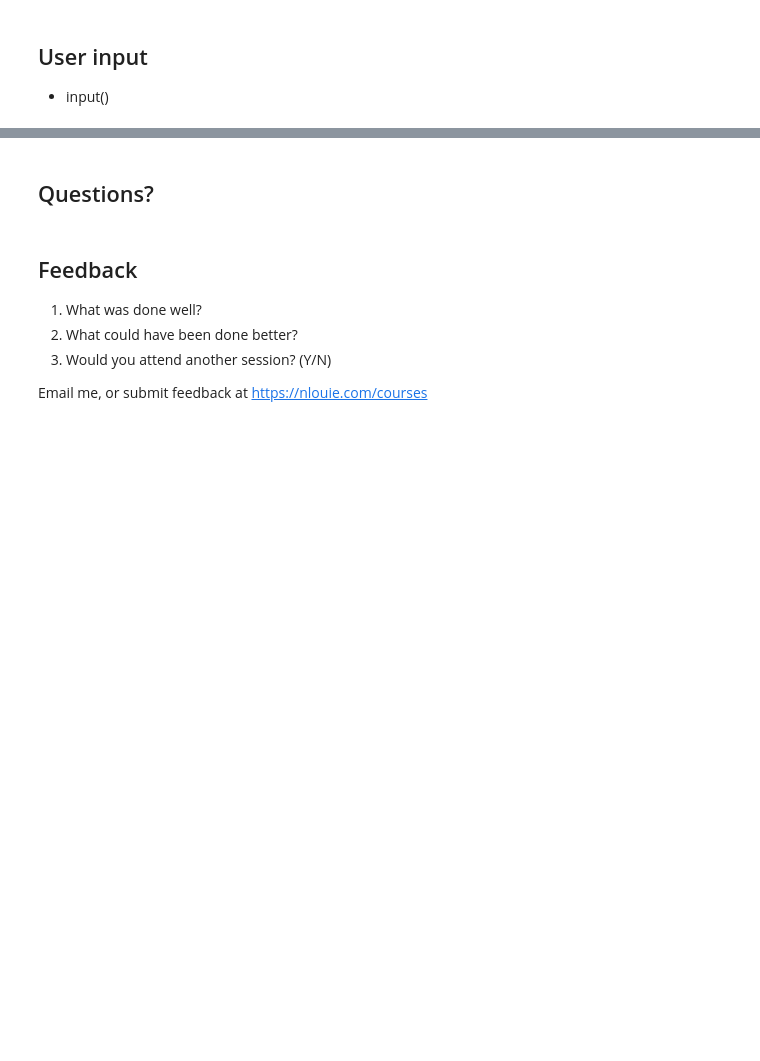
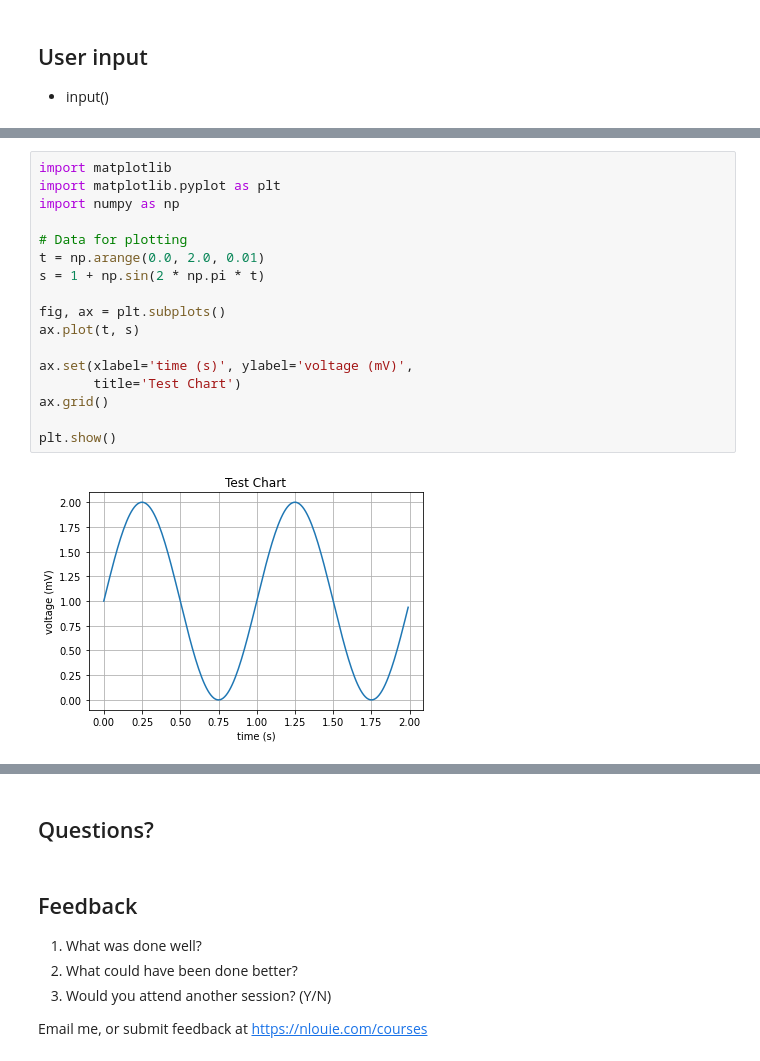
Before and after one commit to nlouie/nlouie-intro-to-python-atbs, a Jupyter notebook: src/demo0.ipynb, the cells around one changed output, grey strips where cells are left out. Cells and saved outputs as stored; diff of their text form; blank space fills up the shorter version.

```diff
--- a/src/demo0.ipynb
+++ b/src/demo0.ipynb
@@ -425,0 +402,19 @@ Please pay $ 49.800000000000004
+# %%
+import matplotlib
+import matplotlib.pyplot as plt
+import numpy as np
+
+# Data for plotting
+t = np.arange(0.0, 2.0, 0.01)
+s = 1 + np.sin(2 * np.pi * t)
+
+fig, ax = plt.subplots()
+ax.plot(t, s)
+
+ax.set(xlabel='time (s)', ylabel='voltage (mV)',
+       title='Test Chart')
+ax.grid()
+
+plt.show()
+# %% [output]
+[figure, added]
```
Also changed, not shown: parts of 41 cells of this notebook, 4 other files.
